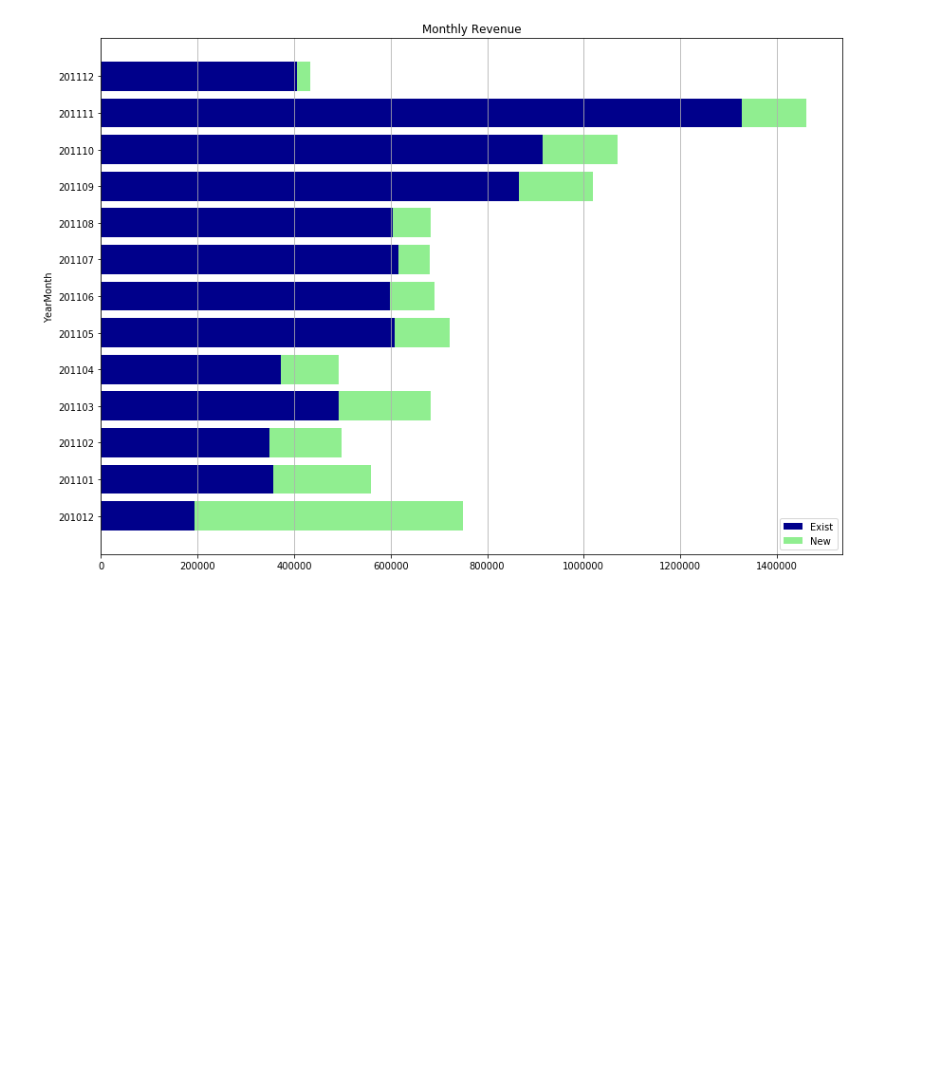
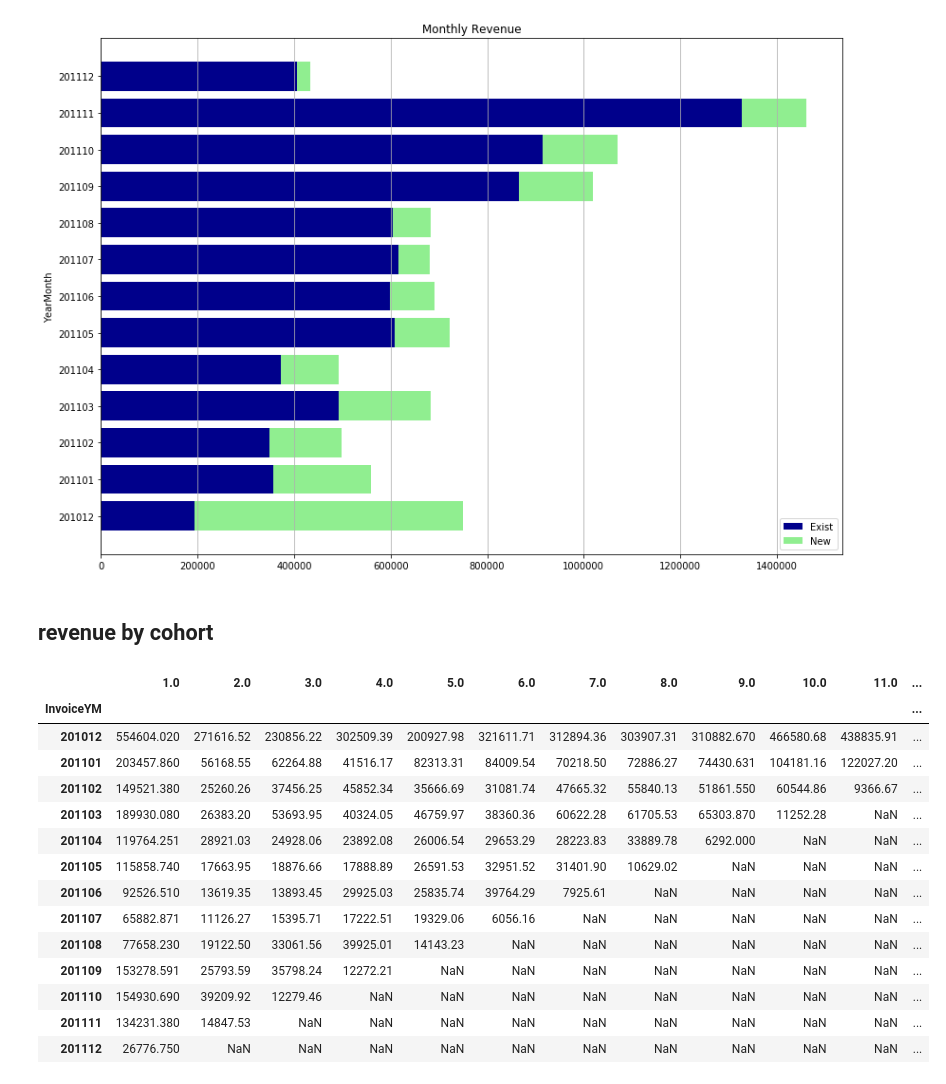
Before and after one commit to AilingLiu/Growth_Analysis, a Jupyter notebook: Monthly_Revenue.ipynb, the cells around one changed output. Drawn from its saved outputs; the diff is of its cells as text; code cells hidden in the pictures; blank space fills up the shorter version.

```diff
--- a/Monthly_Revenue.ipynb
+++ b/Monthly_Revenue.ipynb
@@ -57,3 +57,5 @@ plt.legend(loc='lower right')
 plt.grid(axis='x')
 # %% [output]
 [figure]
+# %% [markdown]
+## revenue by cohort
@@ -59,0 +71,30 @@ plt.grid(axis='x')
+# %%
+grouping_count = retail.groupby(['InvoiceYM', 'cohortid'])
+cohort_data = grouping_count['Revenue'].sum()
+cohort_data = cohort_data.reset_index()
+
+cohort_counts = cohort_data.pivot(index='InvoiceYM',
+                                  columns='cohortid',
+                                  values='Revenue')
+
+newdf = pd.DataFrame(index=cohort_counts.index)
+for i in range(len(cohort_counts)):
+  newdf = newdf.join(cohort_counts.iloc[:, i].shift(-i))
+
+newdf
+# %% [output]
+|  | 1.0 | 2.0 | 3.0 | 4.0 | 5.0 | 6.0 | 7.0 | 8.0 | 9.0 | 10.0 | 11.0 | ... |
+| InvoiceYM |  |  |  |  |  |  |  |  |  |  |  | ... |
+| 201012 | 554604.020 | 271616.52 | 230856.22 | 302509.39 | 200927.98 | 321611.71 | 312894.36 | 303907.31 | 310882.670 | 466580.68 | 438835.91 | ... |
+| 201101 | 203457.860 | 56168.55 | 62264.88 | 41516.17 | 82313.31 | 84009.54 | 70218.50 | 72886.27 | 74430.631 | 104181.16 | 122027.20 | ... |
+| 201102 | 149521.380 | 25260.26 | 37456.25 | 45852.34 | 35666.69 | 31081.74 | 47665.32 | 55840.13 | 51861.550 | 60544.86 | 9366.67 | ... |
+| 201103 | 189930.080 | 26383.20 | 53693.95 | 40324.05 | 46759.97 | 38360.36 | 60622.28 | 61705.53 | 65303.870 | 11252.28 | NaN | ... |
+| 201104 | 119764.251 | 28921.03 | 24928.06 | 23892.08 | 26006.54 | 29653.29 | 28223.83 | 33889.78 | 6292.000 | NaN | NaN | ... |
+| 201105 | 115858.740 | 17663.95 | 18876.66 | 17888.89 | 26591.53 | 32951.52 | 31401.90 | 10629.02 | NaN | NaN | NaN | ... |
+| 201106 | 92526.510 | 13619.35 | 13893.45 | 29925.03 | 25835.74 | 39764.29 | 7925.61 | NaN | NaN | NaN | NaN | ... |
+| 201107 | 65882.871 | 11126.27 | 15395.71 | 17222.51 | 19329.06 | 6056.16 | NaN | NaN | NaN | NaN | NaN | ... |
+| 201108 | 77658.230 | 19122.50 | 33061.56 | 39925.01 | 14143.23 | NaN | NaN | NaN | NaN | NaN | NaN | ... |
+| 201109 | 153278.591 | 25793.59 | 35798.24 | 12272.21 | NaN | NaN | NaN | NaN | NaN | NaN | NaN | ... |
+| 201110 | 154930.690 | 39209.92 | 12279.46 | NaN | NaN | NaN | NaN | NaN | NaN | NaN | NaN | ... |
+| 201111 | 134231.380 | 14847.53 | NaN | NaN | NaN | NaN | NaN | NaN | NaN | NaN | NaN | ... |
+| 201112 | 26776.750 | NaN | NaN | NaN | NaN | NaN | NaN | NaN | NaN | NaN | NaN | ... |
```
Also changed, not shown: parts of 2 cells of this notebook.
